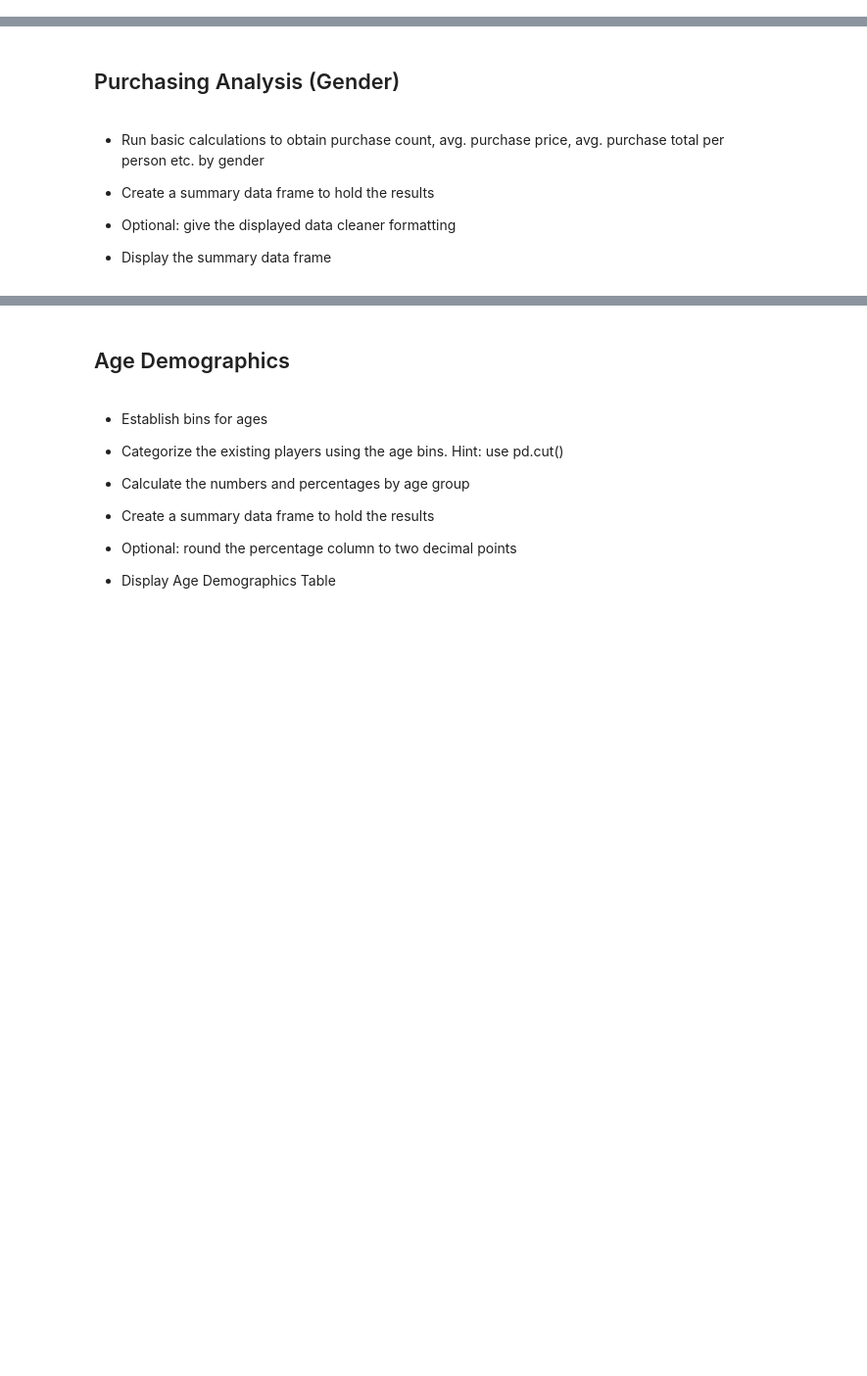
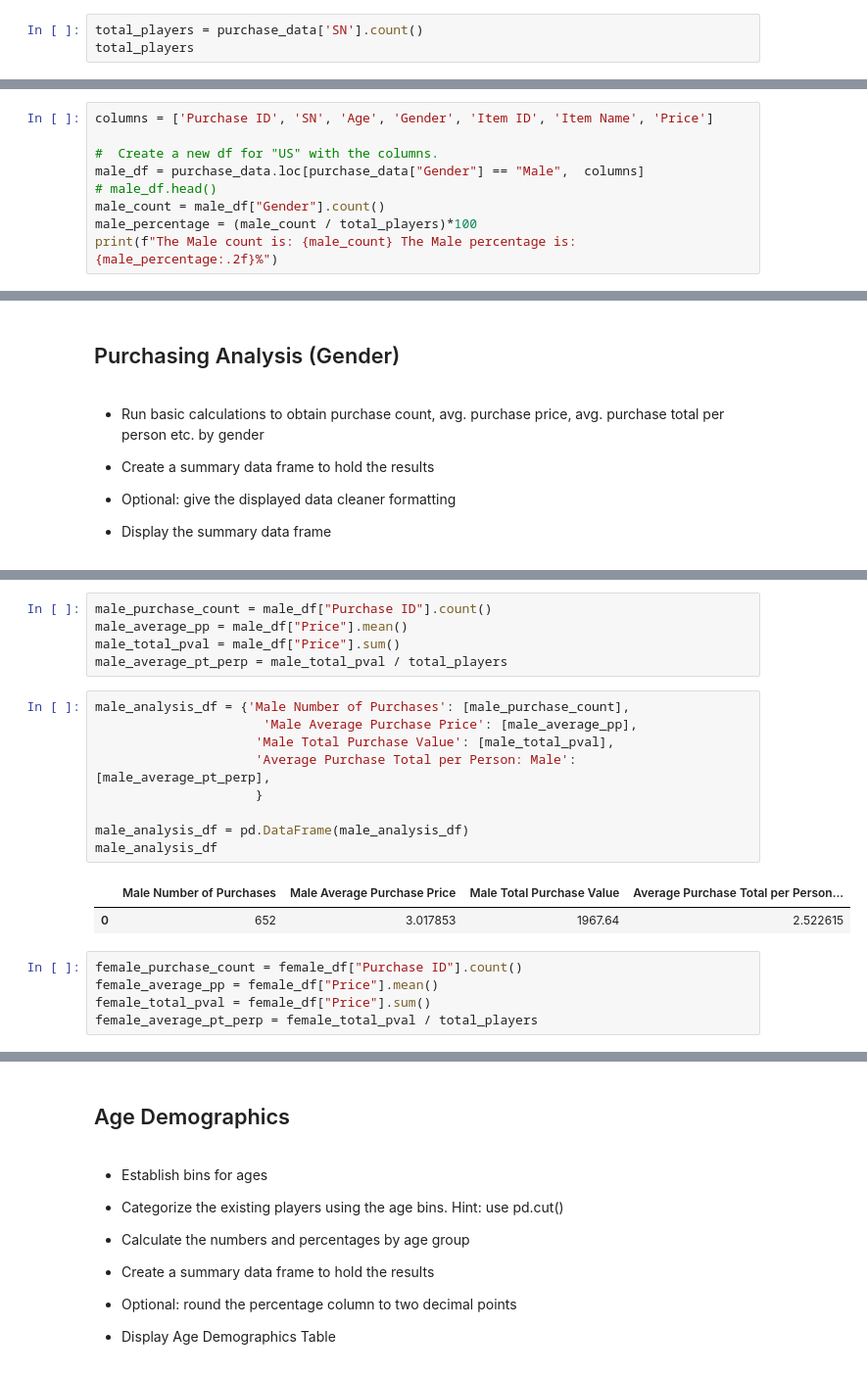
Before and after one commit to pemenalo/pandas-challenge, a Jupyter notebook: HeroesOfPymoli/HeroesOfPymoli_starter.ipynb, the cells around one changed output, grey strips where cells are left out. Shown at 98% size. Saved outputs shown, nothing was run; the diff lists cells and outputs as text; blank space fills up the shorter version.

```diff
--- a/HeroesOfPymoli/HeroesOfPymoli_starter.ipynb
+++ b/HeroesOfPymoli/HeroesOfPymoli_starter.ipynb
@@ -20,0 +51,3 @@ purchase_data = pd.read_csv(file_to_load)
+# %%
+total_players = purchase_data['SN'].count()
+total_players
@@ -53,0 +100,9 @@ purchase_data = pd.read_csv(file_to_load)
+# %%
+columns = ['Purchase ID', 'SN', 'Age', 'Gender', 'Item ID', 'Item Name', 'Price']
+
+#  Create a new df for "US" with the columns.
+male_df = purchase_data.loc[purchase_data["Gender"] == "Male",  columns]
+# male_df.head()
+male_count = male_df["Gender"].count()
+male_percentage = (male_count / total_players)*100
+print(f"The Male count is: {male_count} The Male percentage is: {male_percentage:.2f}%")
@@ -76,0 +147,22 @@ purchase_data = pd.read_csv(file_to_load)
+# %%
+male_purchase_count = male_df["Purchase ID"].count()
+male_average_pp = male_df["Price"].mean()
+male_total_pval = male_df["Price"].sum()
+male_average_pt_perp = male_total_pval / total_players
+# %%
+male_analysis_df = {'Male Number of Purchases': [male_purchase_count],
+                      'Male Average Purchase Price': [male_average_pp],
+                     'Male Total Purchase Value': [male_total_pval],
+                     'Average Purchase Total per Person: Male': [male_average_pt_perp],
+                     }
+
+male_analysis_df = pd.DataFrame(male_analysis_df)
+male_analysis_df
+# %% [output]
+|  | Male Number of Purchases | Male Average Purchase Price | Male Total Purchase Value | Average Purchase Total per Person... |
+| 0 | 652 | 3.017853 | 1967.64 | 2.522615 |
+# %%
+female_purchase_count = female_df["Purchase ID"].count()
+female_average_pp = female_df["Price"].mean()
+female_total_pval = female_df["Price"].sum()
+female_average_pt_perp = female_total_pval / total_players
```
Also changed, not shown: parts of 29 cells of this notebook.
